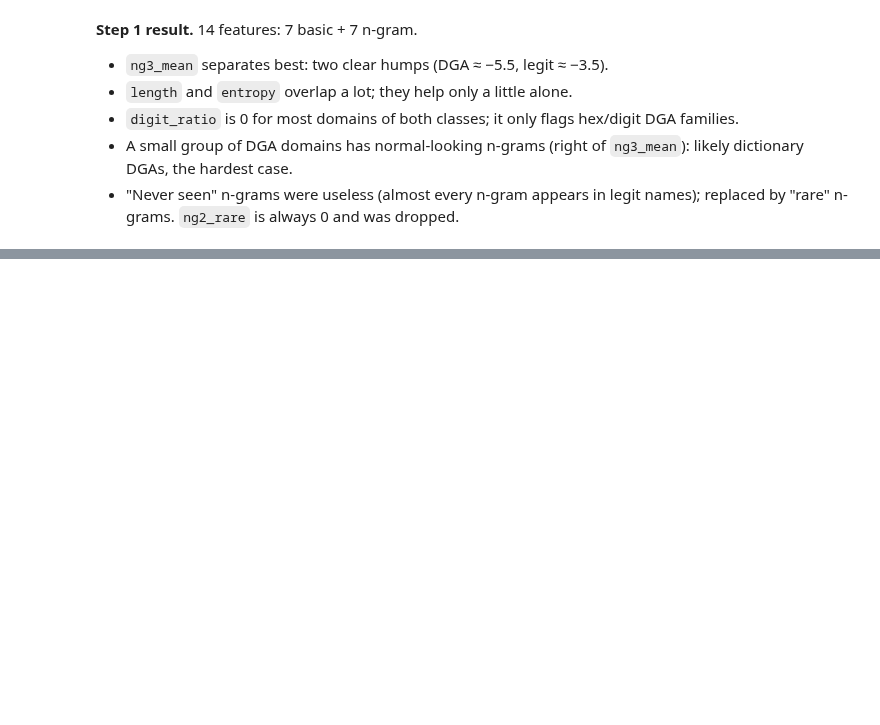
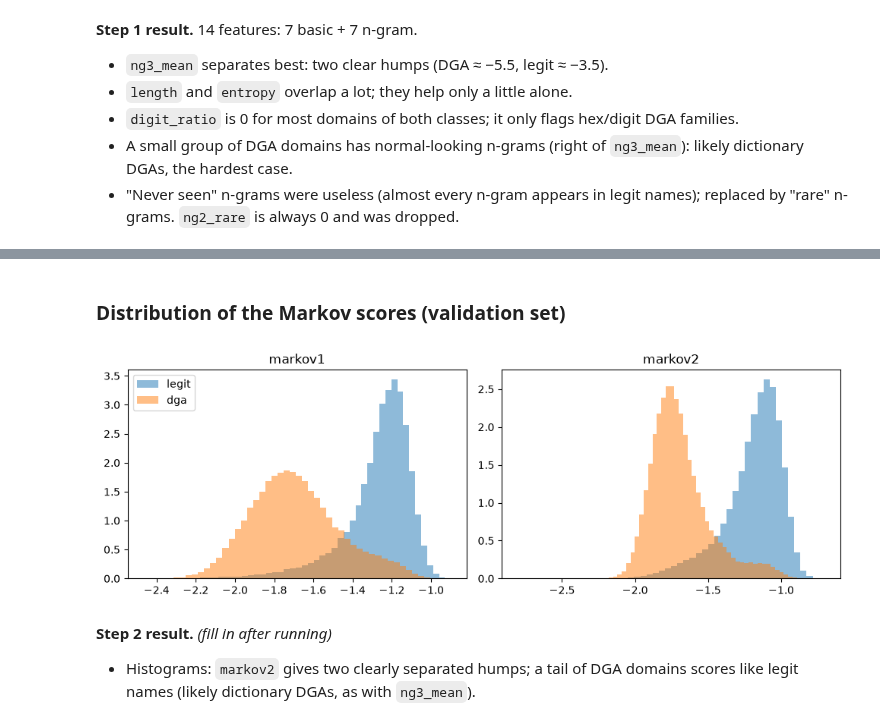
Before and after one commit to RoudyBarakat/dga-detection, a Jupyter notebook: notebooks/03_features.ipynb, the cells around one changed output, grey strips where cells are left out. Drawn from its saved outputs; the diff is of its cells as text; code cells hidden in the pictures; blank space fills up the shorter version.

Commit message:
Feature step 2: Markov chain scores (order 1 and 2)

```diff
--- a/notebooks/03_features.ipynb
+++ b/notebooks/03_features.ipynb
@@ -338,0 +355,14 @@ plt.show()
+# %%
+from src.features.markov import markov_features
+
+mk_train, mk_val, mk_test = markov_features(train, val, test)
+
+# Average score, legit vs DGA (training set)
+print(mk_train.groupby(train["label"]).mean().T.round(3), "\n")
+
+# Leakage check: train and validation averages should be similar
+check = pd.DataFrame({
+    "train": mk_train.groupby(train["label"]).mean().stack(),
+    "val": mk_val.groupby(val["label"]).mean().stack(),
+})
+print(check.round(3))
@@ -338,0 +405,19 @@ plt.show()
+# %% [markdown]
+### Distribution of the Markov scores (validation set)
+# %%
+fig, axes = plt.subplots(1, 2, figsize=(10, 3.5))
+for ax, col in zip(axes, ["markov1", "markov2"]):
+    for label in ["legit", "dga"]:
+        ax.hist(mk_val.loc[val["label"] == label, col], bins=50,
+                alpha=0.5, density=True, label=label)
+    ax.set_title(col)
+axes[0].legend()
+plt.tight_layout()
+plt.show()
+# %% [output]
+[figure, added]
+# %% [markdown]
+**Step 2 result.** *(fill in after running)*
+
+- Histograms: `markov2` gives two clearly separated humps; a tail of DGA domains scores
+  like legit names (likely dictionary DGAs, as with `ng3_mean`).
```
Also changed, not shown: parts of 4 cells of this notebook, 1 other file.
